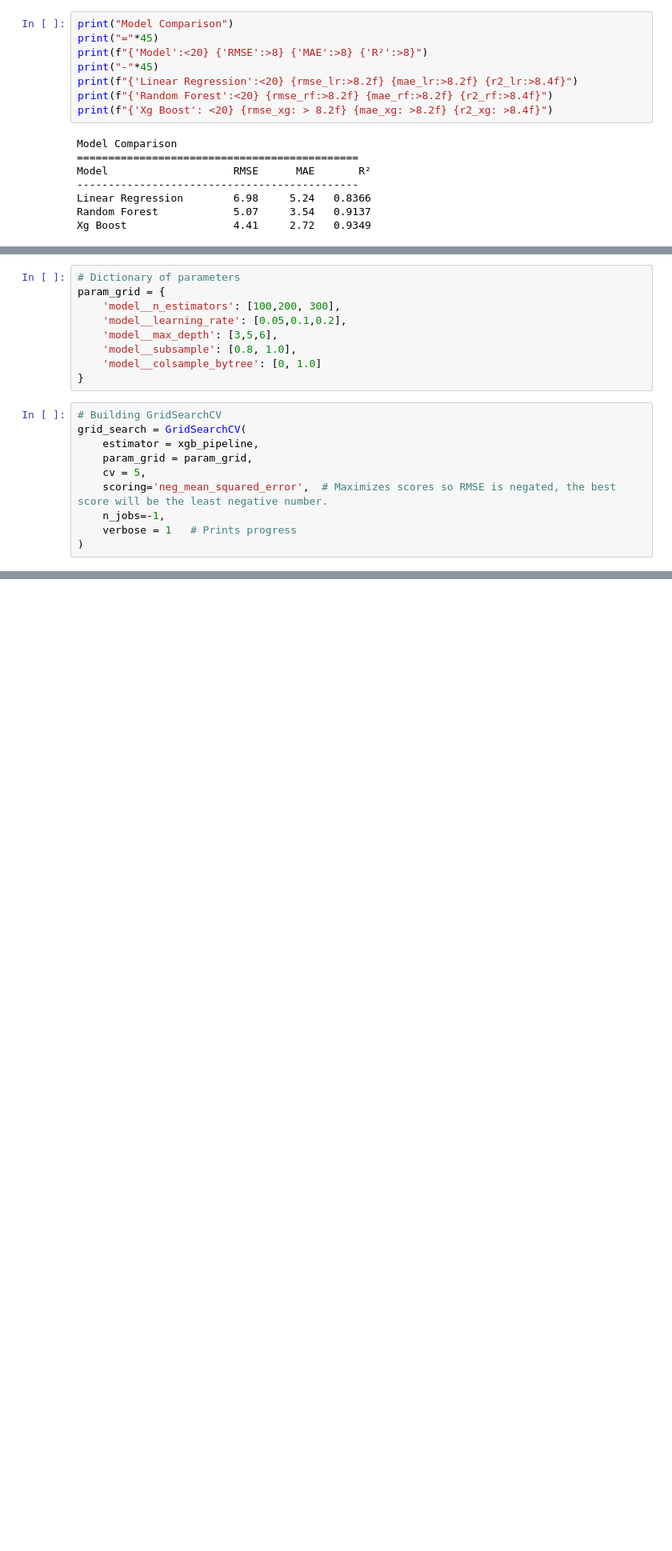
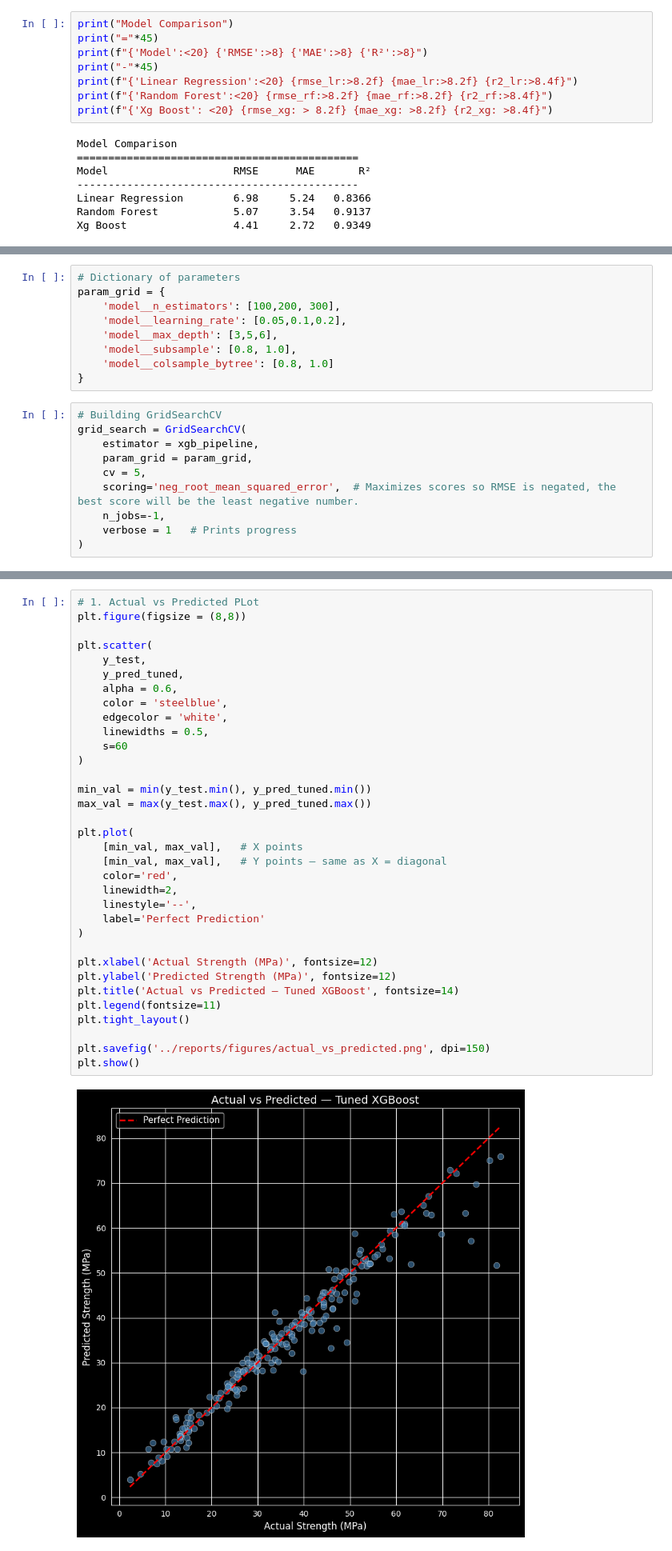
Before and after one commit to Darlene-13/concrete_strength_prediction, a Jupyter notebook: notebooks/03_preprocessing_and_modeling.ipynb, the cells around one changed output, grey strips where cells are left out. Shown at 80% size. Cells and saved outputs as stored; diff of their text form; blank space fills up the shorter version.

Commit message:
Feat(notebooks) analysis (figures)

```diff
--- a/notebooks/03_preprocessing_and_modeling.ipynb
+++ b/notebooks/03_preprocessing_and_modeling.ipynb
@@ -454,7 +455,7 @@ param_grid = {
     'model__learning_rate': [0.05,0.1,0.2],
     'model__max_depth': [3,5,6],
     'model__subsample': [0.8, 1.0],
-    'model__colsample_bytree': [0, 1.0]
+    'model__colsample_bytree': [0.8, 1.0]
 }
 # %%
 # Building GridSearchCV
@@ -462,7 +463,7 @@ grid_search = GridSearchCV(
     estimator = xgb_pipeline,
     param_grid = param_grid,
     cv = 5,
-    scoring='neg_mean_squared_error',  # Maximizes scores so RMSE is negated, the best score will be the least negative number.
+    scoring='neg_root_mean_squared_error',  # Maximizes scores so RMSE is negated, the best score will be the least negative number.
     n_jobs=-1,
     verbose = 1   # Prints progress
 )
@@ -572,0 +648,36 @@ Best CV RMSE: 16.4831 Mpa
+# %%
+# 1. Actual vs Predicted PLot
+plt.figure(figsize = (8,8))
+
+plt.scatter(
+    y_test,
+    y_pred_tuned,
+    alpha = 0.6,
+    color = 'steelblue',
+    edgecolor = 'white',
+    linewidths = 0.5,
+    s=60
+)
+
+min_val = min(y_test.min(), y_pred_tuned.min())
+max_val = max(y_test.max(), y_pred_tuned.max())
+
+plt.plot(
+    [min_val, max_val],   # X points
+    [min_val, max_val],   # Y points — same as X = diagonal
+    color='red',
+    linewidth=2,
+    linestyle='--',
+    label='Perfect Prediction'
+)
+
+plt.xlabel('Actual Strength (MPa)', fontsize=12)
+plt.ylabel('Predicted Strength (MPa)', fontsize=12)
+plt.title('Actual vs Predicted — Tuned XGBoost', fontsize=14)
+plt.legend(fontsize=11)
+plt.tight_layout()
+
+plt.savefig('../reports/figures/actual_vs_predicted.png', dpi=150)
+plt.show()
+# %% [output]
+[figure, added]
```
Also changed, not shown: parts of 17 cells of this notebook.
